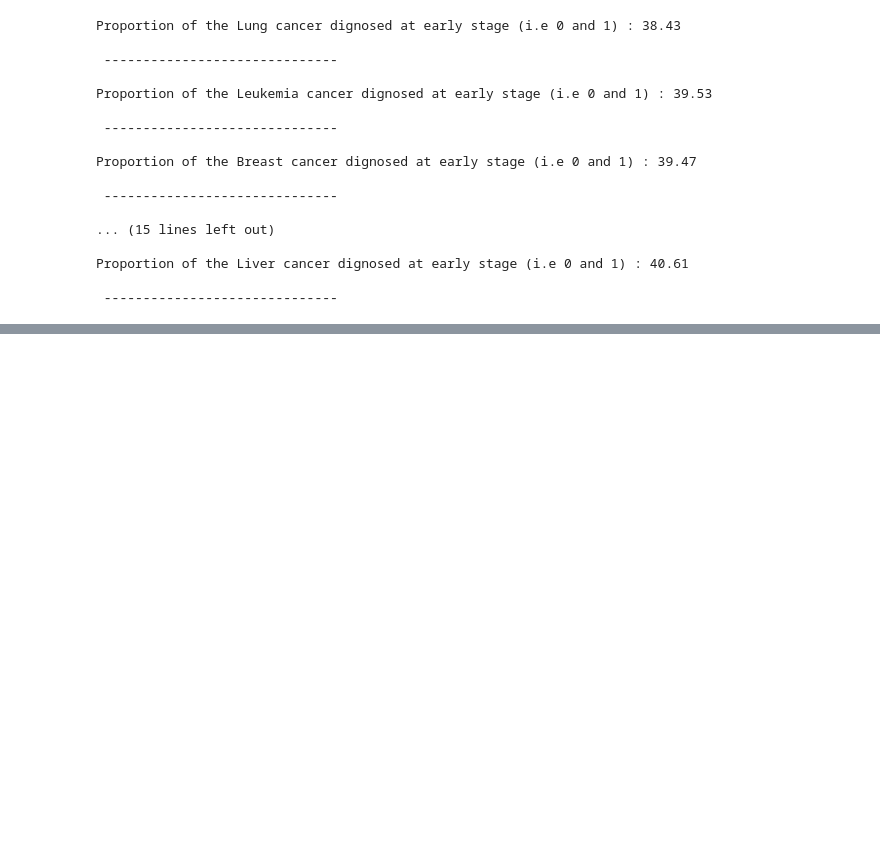
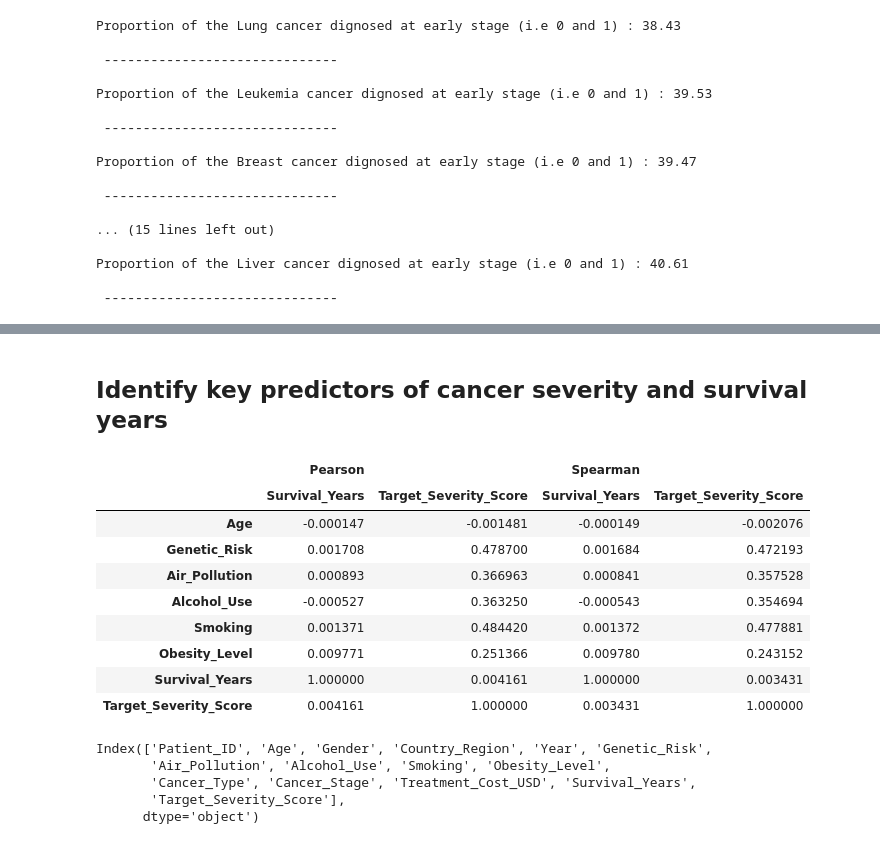
Before and after one commit to ArvindUpreti/Research_cancer_analysis, a Jupyter notebook: analysis.ipynb, the cells around one changed output, grey strips where cells are left out. Saved outputs shown, nothing was run; the diff lists cells and outputs as text; code cells hidden in the pictures; blank space fills up the shorter version.

```diff
--- a/analysis.ipynb
+++ b/analysis.ipynb
@@ -336,0 +345,30 @@ Proportion of the Liver cancer dignosed at early stage (i.e 0 and 1) : 40.61
+# %% [markdown]
+## Identify key predictors of cancer severity and survival years
+# %%
+features = ['Age','Genetic_Risk','Air_Pollution', 'Alcohol_Use', 'Smoking', 'Obesity_Level']
+target = ['Survival_Years','Target_Severity_Score']
+
+pearson_corr = data[features+target].corr(method = 'pearson')
+spearman_corr = data[features+target].corr(method = 'spearman')
+
+corr_df = pd.concat([pearson_corr[target],spearman_corr[target]],axis=1, keys = ["Pearson","Spearman"])
+corr_df
+# %% [output]
+|  | Pearson |  | Spearman |  |
+|  | Survival_Years | Target_Severity_Score | Survival_Years | Target_Severity_Score |
+| Age | -0.000147 | -0.001481 | -0.000149 | -0.002076 |
+| Genetic_Risk | 0.001708 | 0.478700 | 0.001684 | 0.472193 |
+| Air_Pollution | 0.000893 | 0.366963 | 0.000841 | 0.357528 |
+| Alcohol_Use | -0.000527 | 0.363250 | -0.000543 | 0.354694 |
+| Smoking | 0.001371 | 0.484420 | 0.001372 | 0.477881 |
+| Obesity_Level | 0.009771 | 0.251366 | 0.009780 | 0.243152 |
+| Survival_Years | 1.000000 | 0.004161 | 1.000000 | 0.003431 |
+| Target_Severity_Score | 0.004161 | 1.000000 | 0.003431 | 1.000000 |
+# %%
+data.columns
+# %% [output]
+Index(['Patient_ID', 'Age', 'Gender', 'Country_Region', 'Year', 'Genetic_Risk',
+       'Air_Pollution', 'Alcohol_Use', 'Smoking', 'Obesity_Level',
+       'Cancer_Type', 'Cancer_Stage', 'Treatment_Cost_USD', 'Survival_Years',
+       'Target_Severity_Score'],
+      dtype='object')
```
Also changed, not shown: parts of 1 cell of this notebook.
